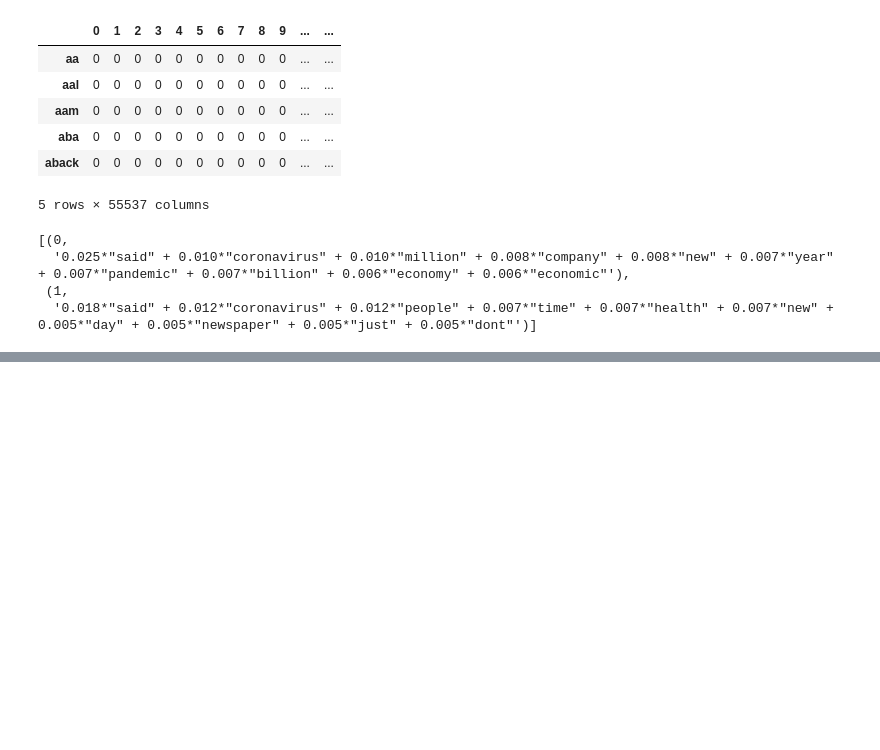
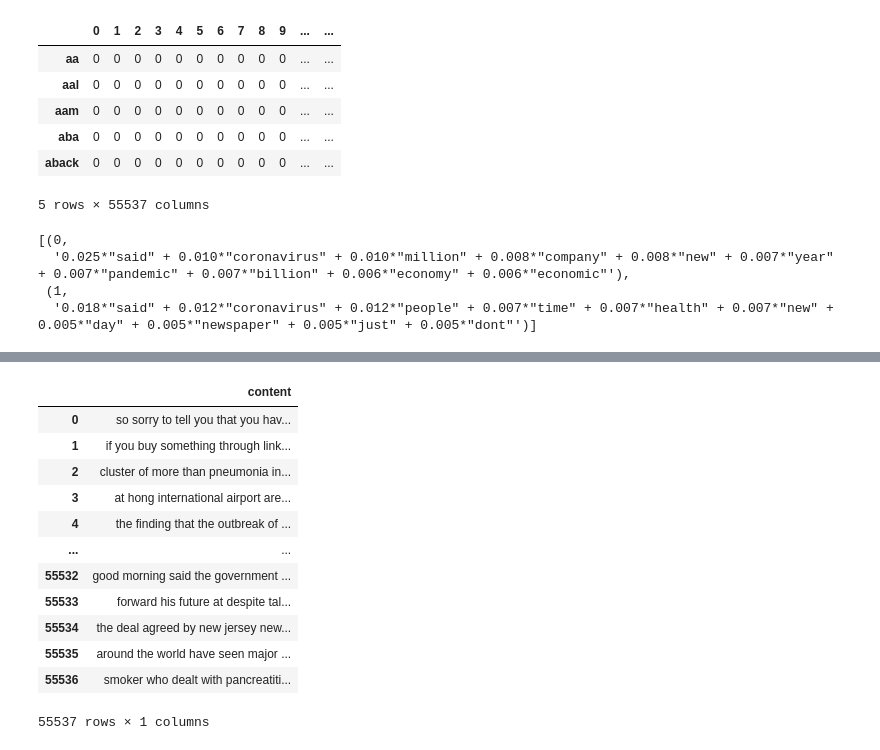
Before and after one commit to miguel2650/covid-19-research, a Jupyter notebook: 4-topic-modeling.ipynb, the cells around one changed output, grey strips where cells are left out. Drawn from its saved outputs; the diff is of its cells as text; code cells hidden in the pictures; blank space fills up the shorter version.

```diff
--- a/4-topic-modeling.ipynb
+++ b/4-topic-modeling.ipynb
@@ -54,0 +100,18 @@ lda.print_topics()
+# %%
+# Read in the cleaned data, before the CountVectorizer step
+data_clean = pd.read_pickle('pickle/data_clean_r4.pkl')
+data_clean
+# %% [output]
+|  | content |
+| 0 | so sorry to tell you that you hav... |
+| 1 | if you buy something through link... |
+| 2 | cluster of more than pneumonia in... |
+| 3 | at hong international airport are... |
+| 4 | the finding that the outbreak of ... |
+| ... | ... |
+| 55532 | good morning said the government ... |
+| 55533 | forward his future at despite tal... |
+| 55534 | the deal agreed by new jersey new... |
+| 55535 | around the world have seen major ... |
+| 55536 | smoker who dealt with pancreatiti... |
+55537 rows × 1 columns
```
Also changed, not shown: parts of 10 cells of this notebook, 2 other files.
